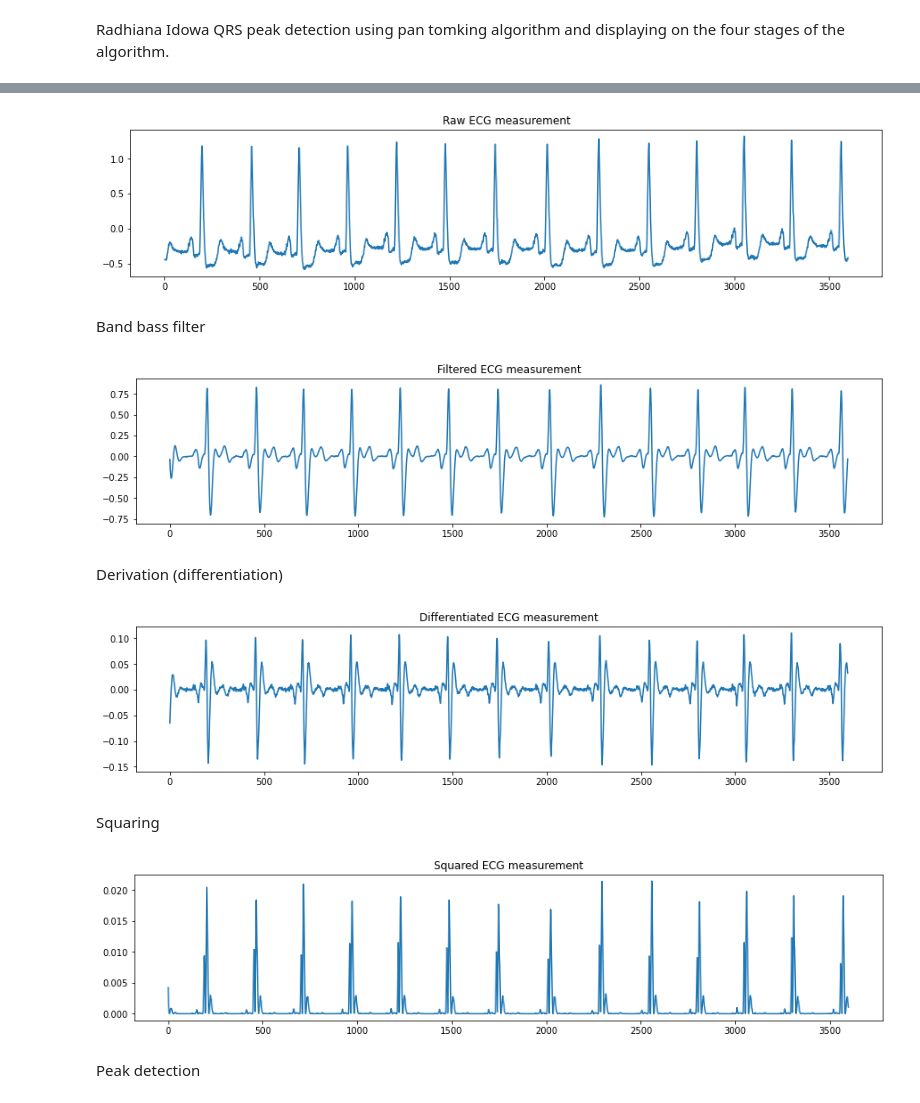
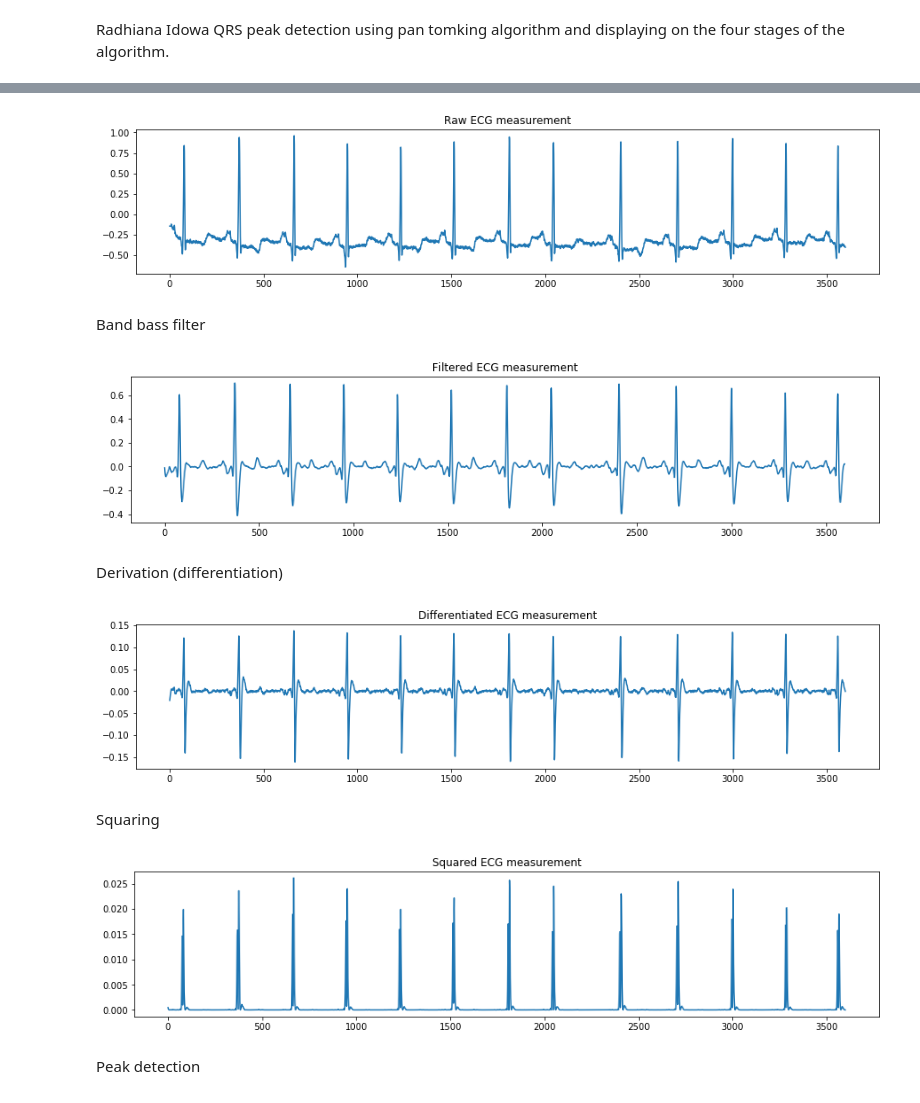
Before and after one commit to ismohamedi/ecg_classifier, a Jupyter notebook: intro.ipynb, the cells around one changed output, grey strips where cells are left out. Drawn from its saved outputs; the diff is of its cells as text; code cells hidden in the pictures.

```diff
--- a/intro.ipynb
+++ b/intro.ipynb
@@ -5,25 +7,25 @@ Displaying Raw data
 # %%
 
 # Demo 1 - Read a WFDB record using the 'rdrecord' function into a wfdb.Record object.
 # Radhiana Idowa  - Read a WFDB record using the 'rdrecord' function into a wfdb.Record object.
 # Plot the signals, and show the data.
 import wfdb
 from wfdb import processing
 import numpy as np
 import pandas as pd
 import scipy.signal as signal
 import matplotlib.pyplot as plt
 from sklearn.preprocessing import scale
 import neurokit2 as nk
 %matplotlib inline
 plt.rcParams['figure.figsize'] = [15, 3]
-sig, fields = wfdb.rdsamp('mit-bih-arrhythmia-database-1.0.0/105',sampfrom=0, sampto=3600)
+sig, fields = wfdb.rdsamp('mit-bih-arrhythmia-database-1.0.0/100',sampfrom=0, sampto=3600)
 unfiltered_signal = sig[:, 0]
 plt.title("Raw ECG measurement")
 plt.plot(unfiltered_signal)
 plt.show()
 # %% [output]
-[figure, old version]
+[figure, new version]
 # %% [markdown]
 Band bass filter
 # %%
@@ -37,7 +39,7 @@ plt.plot(filtered_ecg)
 plt.title("Filtered ECG measurement")
 plt.show()
 # %% [output]
-[figure, old version]
+[figure, new version]
 # %% [markdown]
 Derivation (differentiation)
 # %%
@@ -47,7 +49,7 @@ plt.plot(diff)
 plt.title("Differentiated ECG measurement")
 plt.show()
 # %% [output]
-[figure, old version]
+[figure, new version]
 # %% [markdown]
 Squaring
 # %%
@@ -57,7 +59,7 @@ plt.plot(squared)
 plt.title("Squared ECG measurement")
 plt.show()
 # %% [output]
-[figure, old version]
+[figure, new version]
 # %% [markdown]
 Peak detection
 # %%
```
Also changed, not shown: parts of 4 cells of this notebook, 1 other file.
